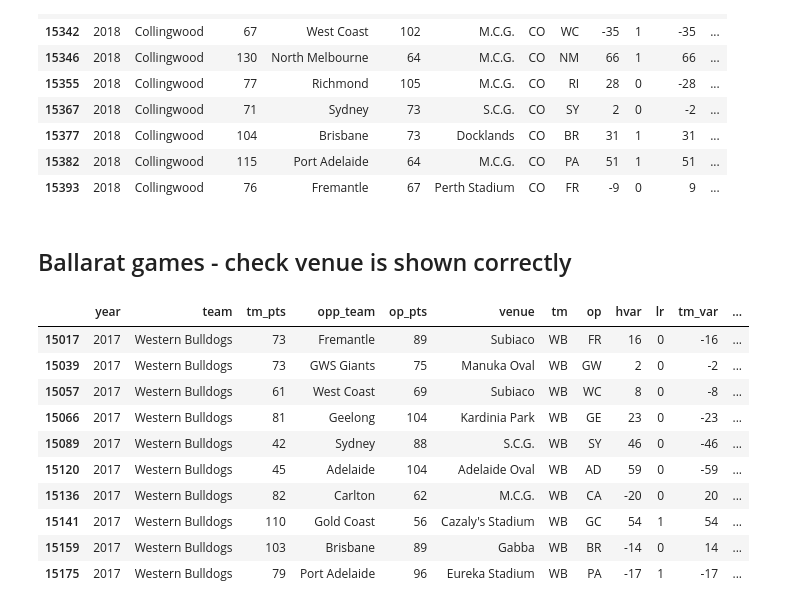
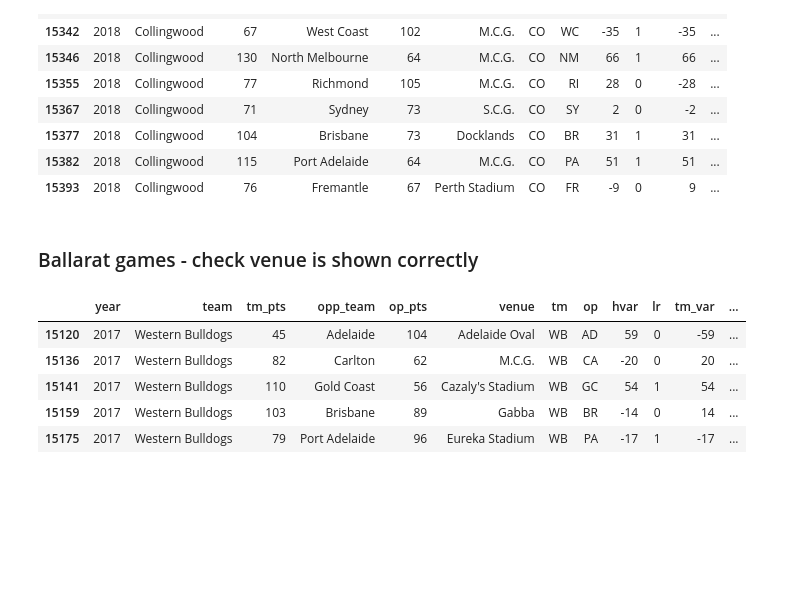
Before and after one commit to stevegabriel1/afl_explore, a Jupyter notebook: afl_proc_23.ipynb, the cells around one changed output. Drawn from its saved outputs; the diff is of its cells as text; code cells hidden in the pictures; blank space fills up the shorter version.

```diff
--- a/afl_proc_23.ipynb
+++ b/afl_proc_23.ipynb
@@ -13,7 +18,7 @@ Required initial steps:
 import pandas as pd
 cols = ['seq','date','round','team1','gls_1','bhs_1','pts_1','team2','gls_2','bhs_2','pts_2','venue']
 # %%
-upd_round = pd.read_csv("/Users/stevegabriel/data_projects/sports_data/newlist.csv", names = cols)
+upd_round = pd.read_csv("newlist.csv", names = cols)
 trans = upd_round
 # %%
 # Modify index to start at 1
@@ -658,16 +667,11 @@ merge_ft.iloc[:,:][(merge_ft.tm == 'CO') & (merge_ft.year == 2018)].tail(8)
 | 15382 | 2018 | Collingwood | 115 | Port Adelaide | 64 | M.C.G. | CO | PA | 51 | 1 | 51 | ... |
 | 15393 | 2018 | Collingwood | 76 | Fremantle | 67 | Perth Stadium | CO | FR | -9 | 0 | 9 | ... |
 # %% [markdown]
-## Ballarat games - check venue is shown correctly
+### Ballarat games - check venue is shown correctly
 # %%
-merge_ft.iloc[:,:][(merge_ft.tm == 'WB') & (merge_ft.venue != 'Docklands') & (merge_ft.year == 2017)].tail(10)
+merge_ft.iloc[:,:][(merge_ft.tm == 'WB') & (merge_ft.venue != 'Docklands') & (merge_ft.year == 2017)].tail(5)
 # %% [output]
 |  | year | team | tm_pts | opp_team | op_pts | venue | tm | op | hvar | lr | tm_var | ... |
-| 15017 | 2017 | Western Bulldogs | 73 | Fremantle | 89 | Subiaco | WB | FR | 16 | 0 | -16 | ... |
-| 15039 | 2017 | Western Bulldogs | 73 | GWS Giants | 75 | Manuka Oval | WB | GW | 2 | 0 | -2 | ... |
-| 15057 | 2017 | Western Bulldogs | 61 | West Coast | 69 | Subiaco | WB | WC | 8 | 0 | -8 | ... |
-| 15066 | 2017 | Western Bulldogs | 81 | Geelong | 104 | Kardinia Park | WB | GE | 23 | 0 | -23 | ... |
-| 15089 | 2017 | Western Bulldogs | 42 | Sydney | 88 | S.C.G. | WB | SY | 46 | 0 | -46 | ... |
 | 15120 | 2017 | Western Bulldogs | 45 | Adelaide | 104 | Adelaide Oval | WB | AD | 59 | 0 | -59 | ... |
 | 15136 | 2017 | Western Bulldogs | 82 | Carlton | 62 | M.C.G. | WB | CA | -20 | 0 | 20 | ... |
 | 15141 | 2017 | Western Bulldogs | 110 | Gold Coast | 56 | Cazaly's Stadium | WB | GC | 54 | 1 | 54 | ... |
```
Also changed, not shown: parts of 7 cells of this notebook.
